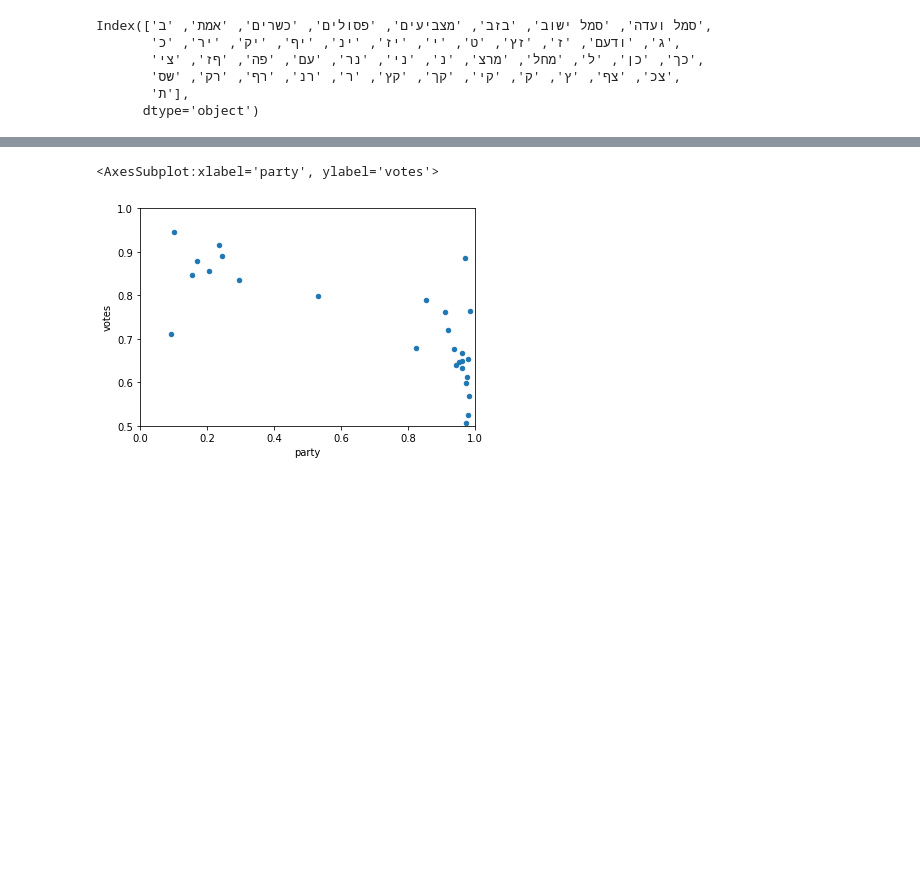
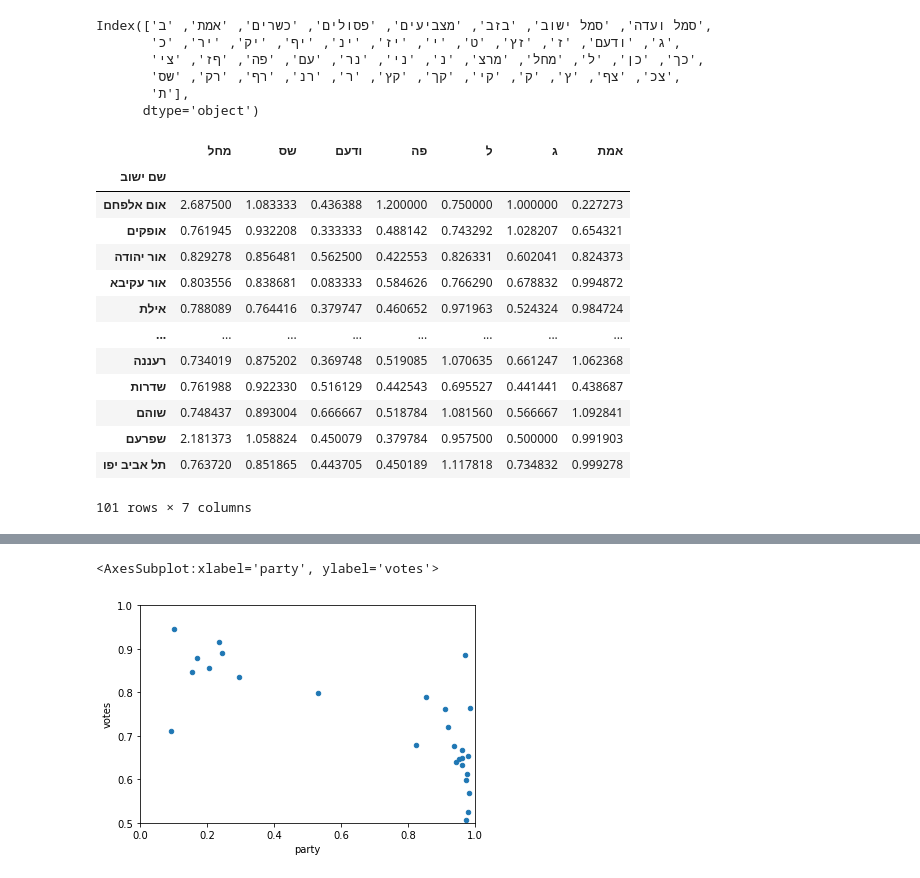
Before and after one commit to yuvadm/election-stats, a Jupyter notebook: stats.py.ipynb, the cells around one changed output, grey strips where cells are left out. Drawn from its saved outputs; the diff is of its cells as text; code cells hidden in the pictures; blank space fills up the shorter version.

```diff
--- a/stats.py.ipynb
+++ b/stats.py.ipynb
@@ -41,4 +47,26 @@ def scatter_party(p):
     return g
+# %%
+parties = ["מחל", "שס", "ודעם", "פה", "ל", "ג", "אמת"]
+
+rate3 = df3["מצביעים"] / df3["בזב"]
+rate2 = df2["מצביעים"] / df2["בזב"]
+
+df3[parties] / df2[parties]
+# %% [output]
+|  | מחל | שס | ודעם | פה | ל | ג | אמת |
+| שם ישוב |  |  |  |  |  |  |  |
+| אום אלפחם | 2.687500 | 1.083333 | 0.436388 | 1.200000 | 0.750000 | 1.000000 | 0.227273 |
+| אופקים | 0.761945 | 0.932208 | 0.333333 | 0.488142 | 0.743292 | 1.028207 | 0.654321 |
+| אור יהודה | 0.829278 | 0.856481 | 0.562500 | 0.422553 | 0.826331 | 0.602041 | 0.824373 |
+| אור עקיבא | 0.803556 | 0.838681 | 0.083333 | 0.584626 | 0.766290 | 0.678832 | 0.994872 |
+| אילת | 0.788089 | 0.764416 | 0.379747 | 0.460652 | 0.971963 | 0.524324 | 0.984724 |
+| ... | ... | ... | ... | ... | ... | ... | ... |
+| רעננה | 0.734019 | 0.875202 | 0.369748 | 0.519085 | 1.070635 | 0.661247 | 1.062368 |
+| שדרות | 0.761988 | 0.922330 | 0.516129 | 0.442543 | 0.695527 | 0.441441 | 0.438687 |
+| שוהם | 0.748437 | 0.893004 | 0.666667 | 0.518784 | 1.081560 | 0.566667 | 1.092841 |
+| שפרעם | 2.181373 | 1.058824 | 0.450079 | 0.379784 | 0.957500 | 0.500000 | 0.991903 |
+| תל אביב יפו | 0.763720 | 0.851865 | 0.443705 | 0.450189 | 1.117818 | 0.734832 | 0.999278 |
+101 rows × 7 columns
 # %%
 scatter_party("מחל")
 # %% [output]
```
Also changed, not shown: parts of 8 cells of this notebook, 1 other file.
